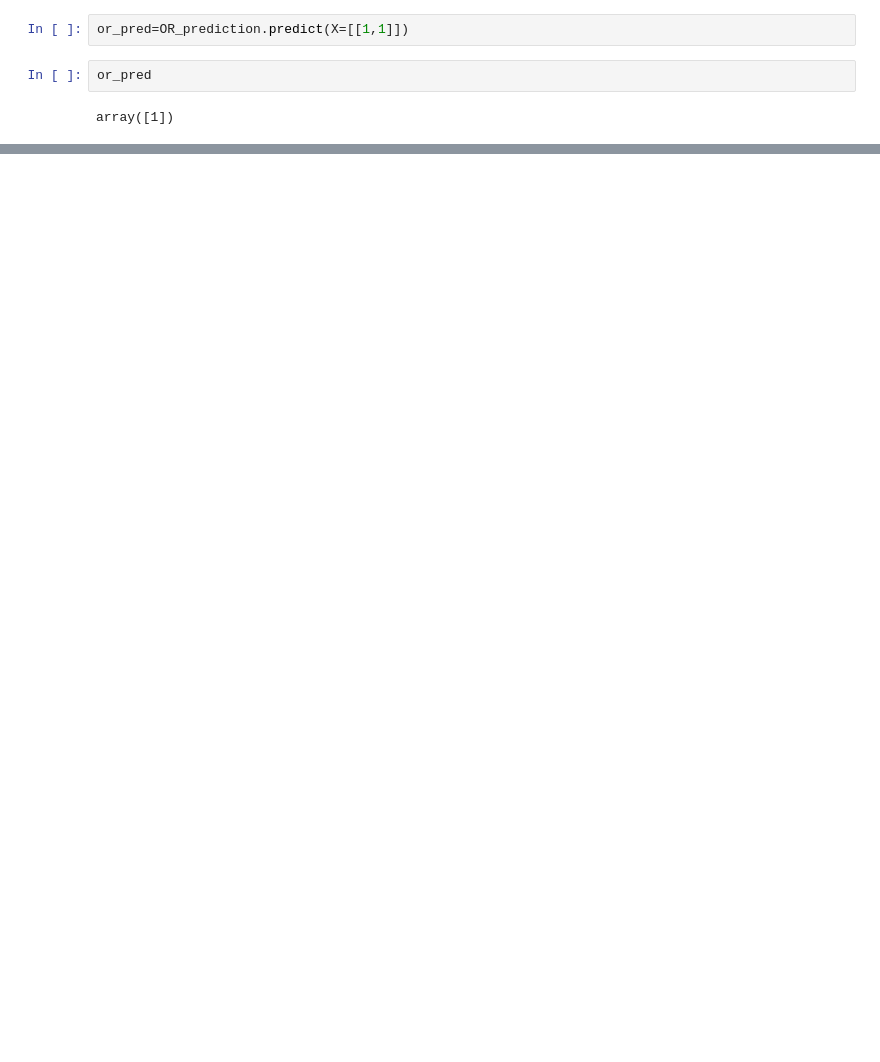
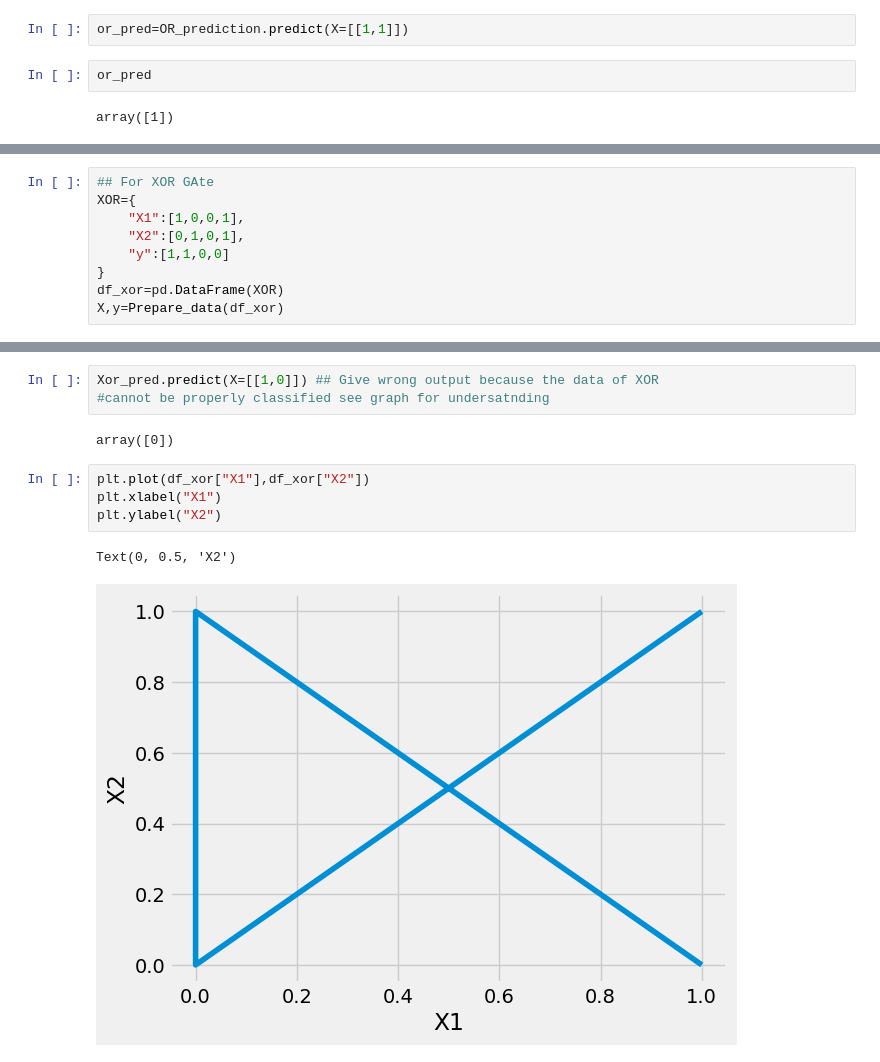
Before and after one commit to Anshuman366/Perceptron_Implimentation, a Jupyter notebook: Research_env/Perceptron implementation.ipynb, the cells around one changed output, grey strips where cells are left out. Saved outputs shown, nothing was run; the diff lists cells and outputs as text; blank space fills up the shorter version.

```diff
--- a/Research_env/Perceptron implementation.ipynb
+++ b/Research_env/Perceptron implementation.ipynb
@@ -95,0 +138,9 @@ array([1])
+# %%
+## For XOR GAte
+XOR={
+    "X1":[1,0,0,1],
+    "X2":[0,1,0,1],
+    "y":[1,1,0,0]
+}
+df_xor=pd.DataFrame(XOR)
+X,y=Prepare_data(df_xor)
@@ -95,0 +168,12 @@ array([1])
+# %%
+Xor_pred.predict(X=[[1,0]]) ## Give wrong output because the data of XOR
+#cannot be properly classified see graph for undersatnding
+# %% [output]
+array([0])
+# %%
+plt.plot(df_xor["X1"],df_xor["X2"])
+plt.xlabel("X1")
+plt.ylabel("X2")
+# %% [output]
+Text(0, 0.5, 'X2')
+[figure, added]
```
Also changed, not shown: parts of 8 cells of this notebook.
